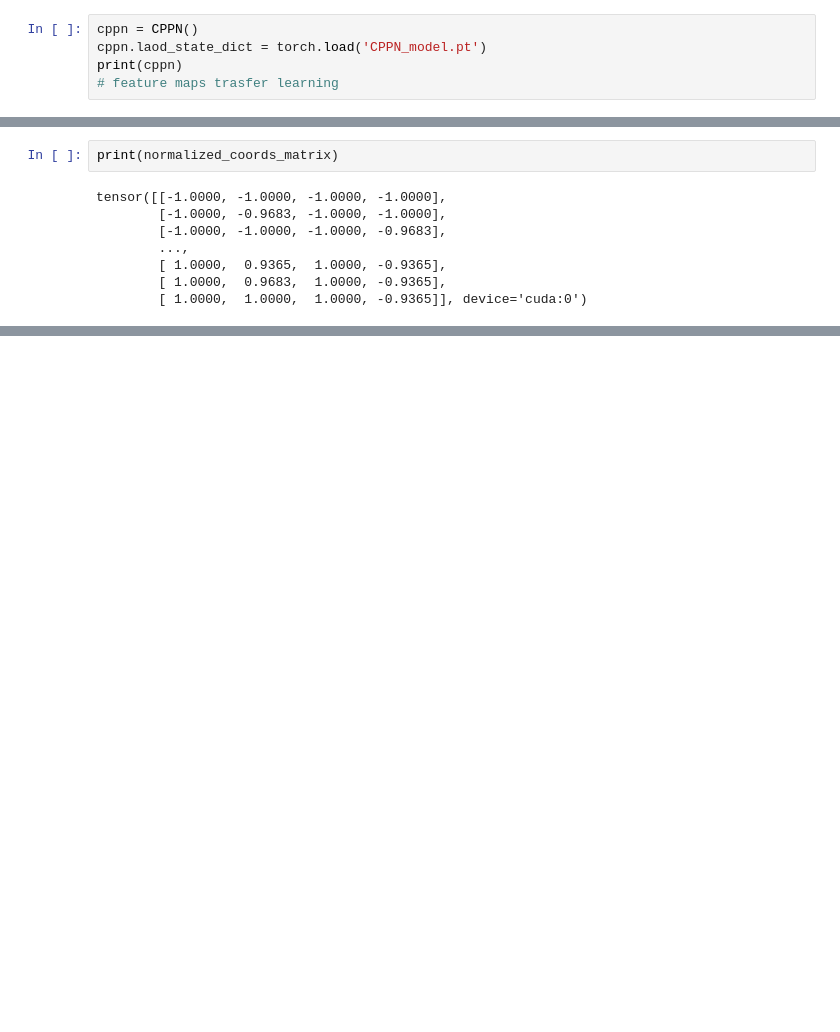
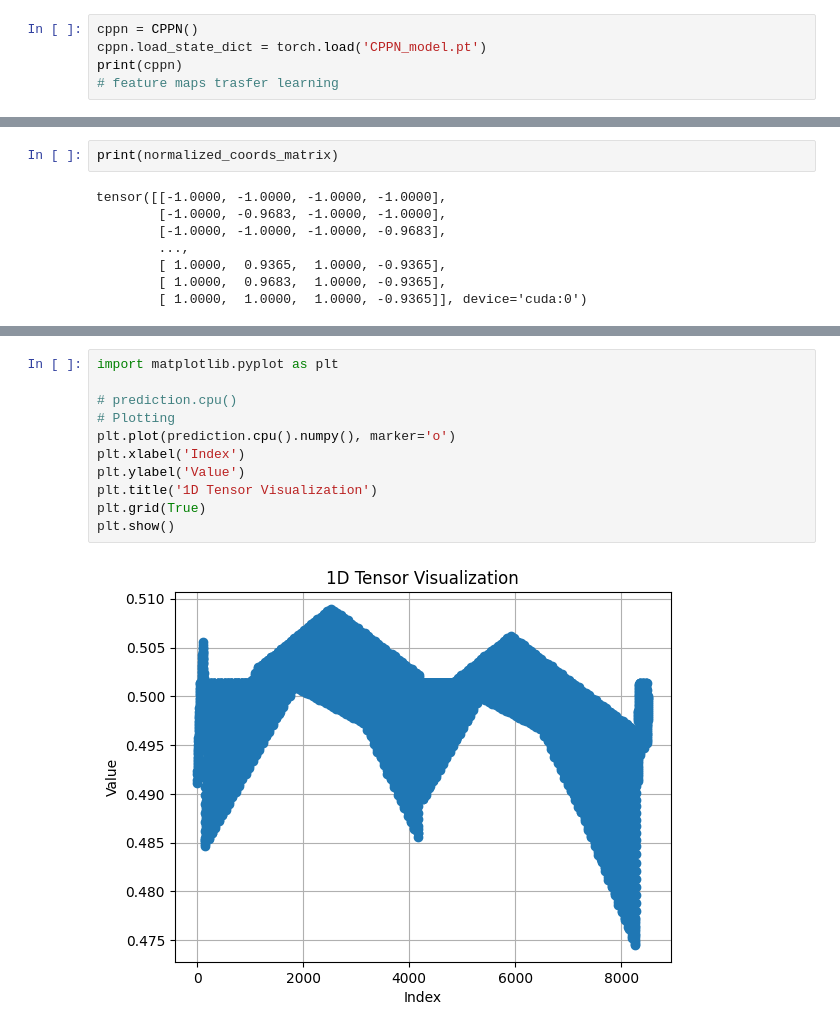
Before and after one commit to iuncus/CPPNsquared, a Jupyter notebook: CPPN_squared1.ipynb, the cells around one changed output, grey strips where cells are left out. Drawn from its saved outputs; the diff is of its cells as text; blank space fills up the shorter version.

```diff
--- a/CPPN_squared1.ipynb
+++ b/CPPN_squared1.ipynb
@@ -75,7 +78,7 @@ class CPPN(nn.Module):
         return x
 # %%
 cppn = CPPN()
-cppn.laod_state_dict = torch.load('CPPN_model.pt')
+cppn.load_state_dict = torch.load('CPPN_model.pt')
 print(cppn)
 # feature maps trasfer learning
 # %% [output]
@@ -362,0 +450,13 @@ tensor([0.5225, 0.5219, 0.5222, 0.5217, 0.5220, 0.5215, 0.5218, 0.5213, 0.5216,
+# %%
+import matplotlib.pyplot as plt
+
+# prediction.cpu()
+# Plotting
+plt.plot(prediction.cpu().numpy(), marker='o')
+plt.xlabel('Index')
+plt.ylabel('Value')
+plt.title('1D Tensor Visualization')
+plt.grid(True)
+plt.show()
+# %% [output]
+[figure, added]
```
Also changed, not shown: parts of 11 cells of this notebook.
